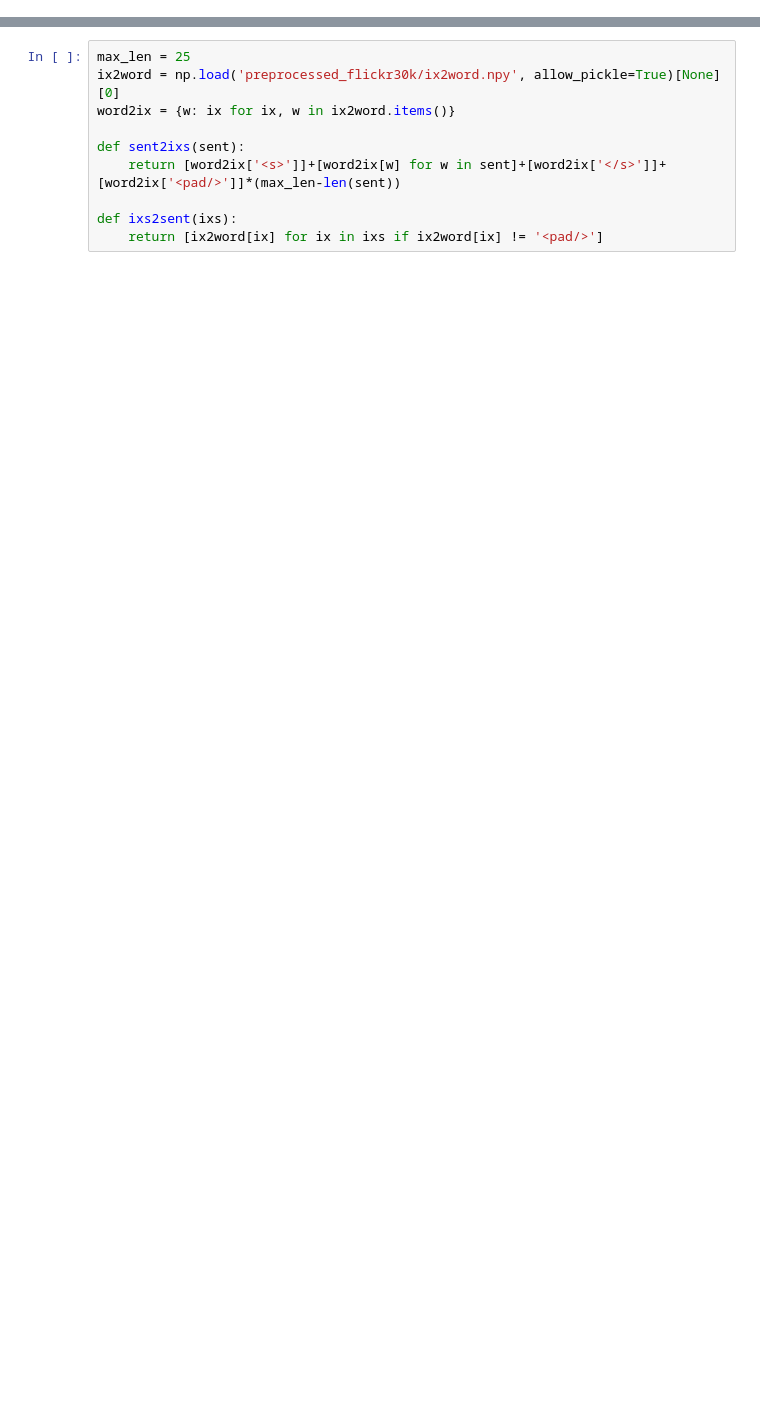
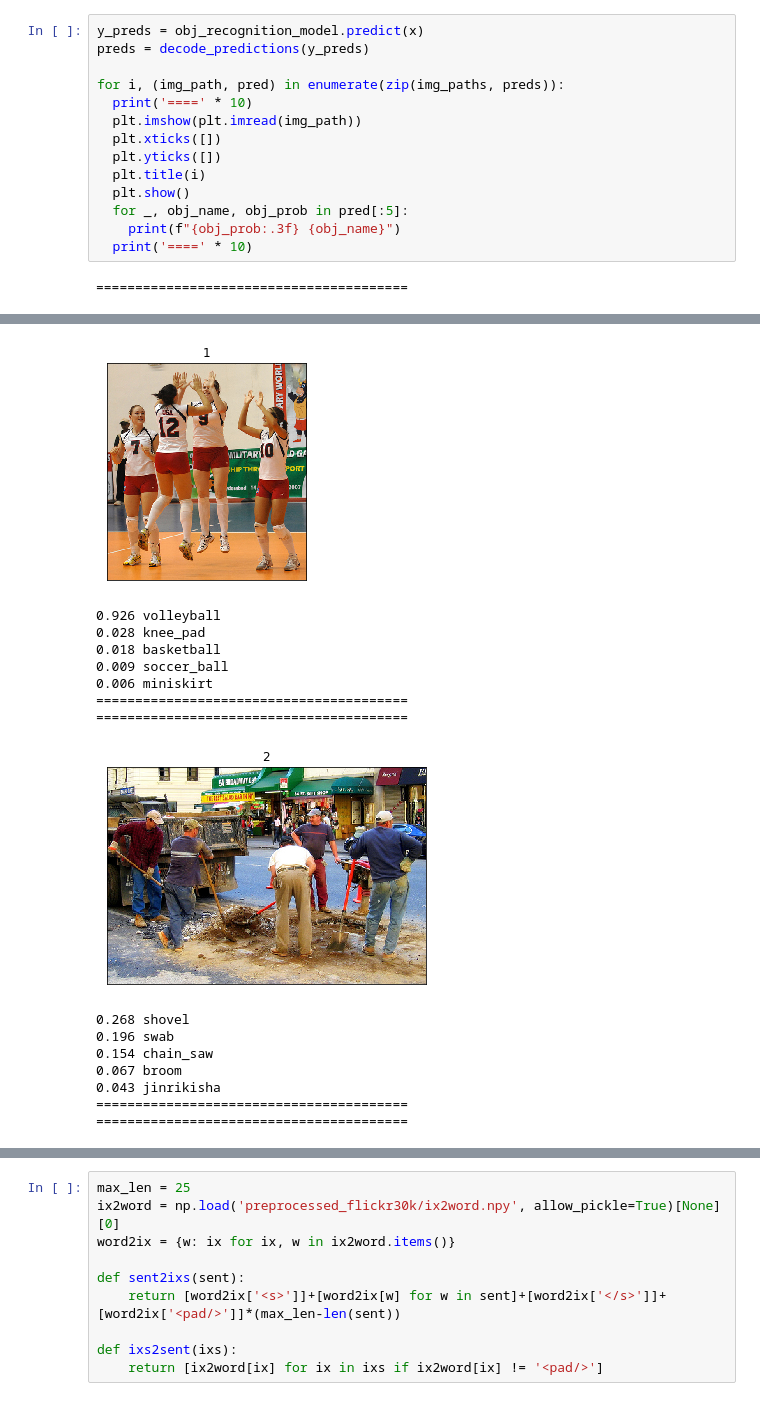
Before and after one commit to mmehdig/apl-esslli-19-material, a Jupyter notebook: 2-language-models-part2/encoder-decoder_image_description.ipynb, the cells around one changed output, grey strips where cells are left out. Drawn from its saved outputs; the diff is of its cells as text; blank space fills up the shorter version.

```diff
--- a/2-language-models-part2/encoder-decoder_image_description.ipynb
+++ b/2-language-models-part2/encoder-decoder_image_description.ipynb
@@ -55 +62,17 @@ imgs = np.array([
 x = preprocess_input(imgs)
+# %%
+y_preds = obj_recognition_model.predict(x)
+preds = decode_predictions(y_preds)
+
+for i, (img_path, pred) in enumerate(zip(img_paths, preds)):
+  print('====' * 10)
+  plt.imshow(plt.imread(img_path))
+  plt.xticks([])
+  plt.yticks([])
+  plt.title(i)
+  plt.show()
+  for _, obj_name, obj_prob in pred[:5]:
+    print(f"{obj_prob:.3f} {obj_name}")
+  print('====' * 10)
+# %% [output]
+========================================
@@ -55,0 +87,16 @@ x = preprocess_input(imgs)
+[figure, added]
+0.926 volleyball
+0.028 knee_pad
+0.018 basketball
+0.009 soccer_ball
+0.006 miniskirt
+========================================
+========================================
+[figure, added]
+0.268 shovel
+0.196 swab
+0.154 chain_saw
+0.067 broom
+0.043 jinrikisha
+========================================
+========================================
```
Also changed, not shown: parts of 31 cells of this notebook.
